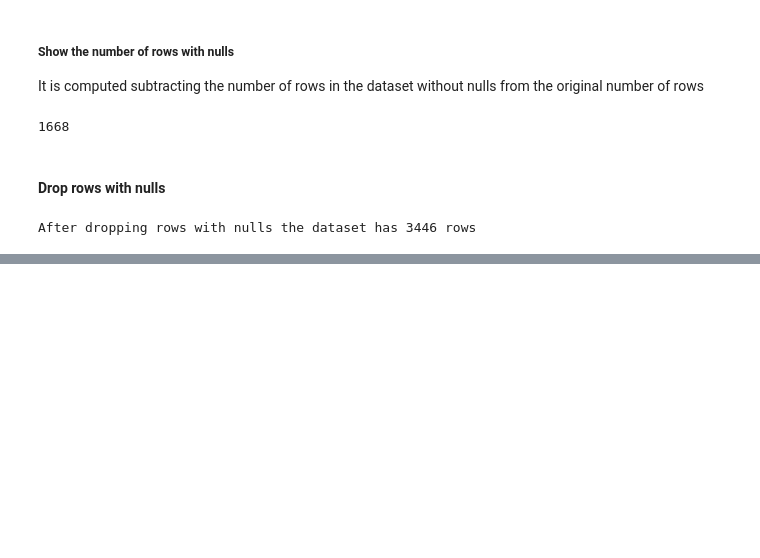
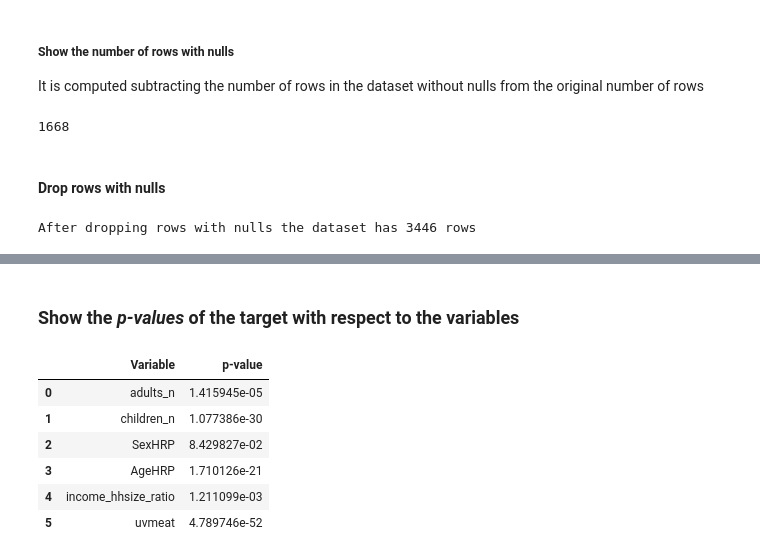
Before and after one commit to Rezashatery/Linear-Regression-, a Jupyter notebook: linear-regression.ipynb, the cells around one changed output, grey strips where cells are left out. Saved outputs shown, nothing was run; the diff lists cells and outputs as text; code cells hidden in the pictures; blank space fills up the shorter version.

```diff
--- a/linear-regression.ipynb
+++ b/linear-regression.ipynb
@@ -92,0 +144,15 @@ After dropping rows with nulls the dataset has 3446 rows
+# %% [markdown]
+### Show the *_p-values_* of the target with respect to the variables
+# %%
+from sklearn.feature_selection import f_regression
+_, p_values = f_regression(X,y)
+p_values_show = pd.DataFrame({'Variable': X.columns, 'p-value': p_values})
+p_values_show
+# %% [output]
+|  | Variable | p-value |
+| 0 | adults_n | 1.415945e-05 |
+| 1 | children_n | 1.077386e-30 |
+| 2 | SexHRP | 8.429827e-02 |
+| 3 | AgeHRP | 1.710126e-21 |
+| 4 | income_hhsize_ratio | 1.211099e-03 |
+| 5 | uvmeat | 4.789746e-52 |
```
Also changed, not shown: parts of 10 cells of this notebook.
